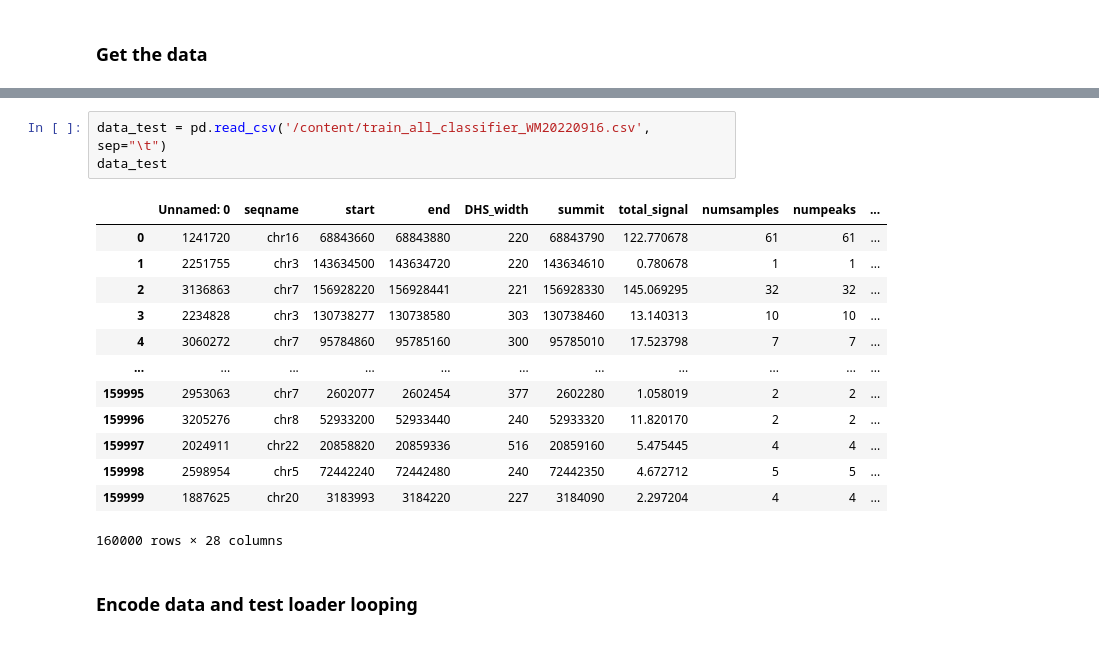
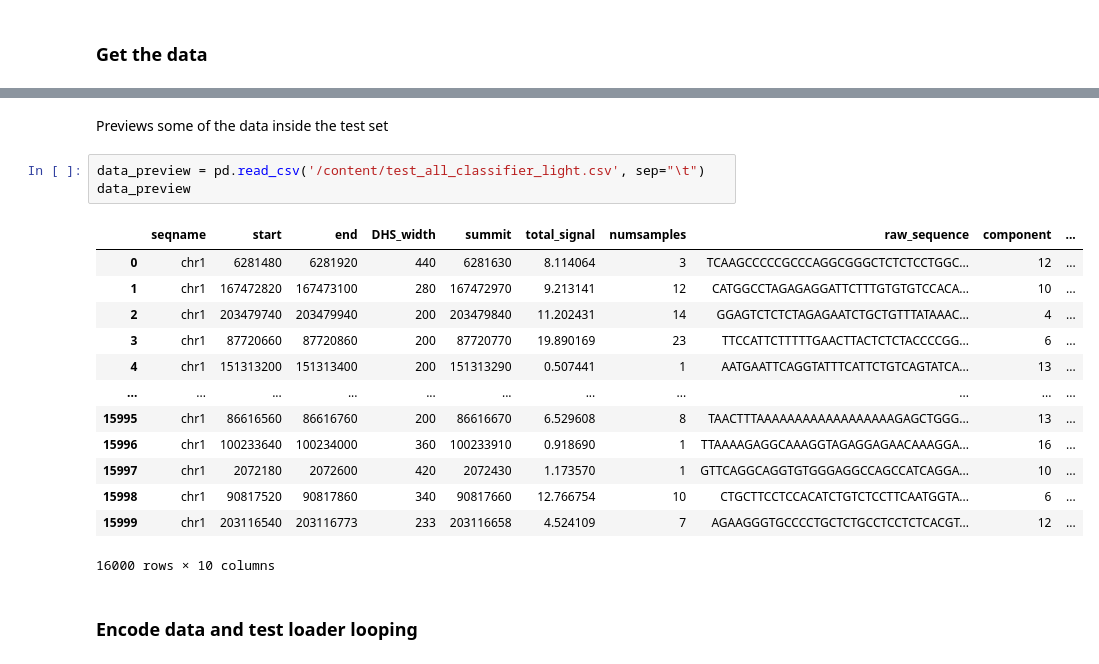
Before and after one commit to pinellolab/DNA-Diffusion, a Jupyter notebook: notebooks/experiments/benchmark/DNA_diffusion_GAN_benchmark.ipynb, the cells around one changed output, grey strips where cells are left out. Drawn from its saved outputs; the diff is of its cells as text.

```diff
--- a/notebooks/experiments/benchmark/DNA_diffusion_GAN_benchmark.ipynb
+++ b/notebooks/experiments/benchmark/DNA_diffusion_GAN_benchmark.ipynb
@@ -264,19 +311,21 @@ train_all_classifie 100%[===================>]  21.36M  28.7MB/s    in 0.7s
+# %% [markdown]
+Previews some of the data inside the test set
 # %%
-data_test = pd.read_csv('/content/train_all_classifier_WM20220916.csv', sep="\t")
-data_test
+data_preview = pd.read_csv('/content/test_all_classifier_light.csv', sep="\t")
+data_preview
 # %% [output]
-|  | Unnamed: 0 | seqname | start | end | DHS_width | summit | total_signal | numsamples | numpeaks | ... |
-| 0 | 1241720 | chr16 | 68843660 | 68843880 | 220 | 68843790 | 122.770678 | 61 | 61 | ... |
-| 1 | 2251755 | chr3 | 143634500 | 143634720 | 220 | 143634610 | 0.780678 | 1 | 1 | ... |
-| 2 | 3136863 | chr7 | 156928220 | 156928441 | 221 | 156928330 | 145.069295 | 32 | 32 | ... |
-| 3 | 2234828 | chr3 | 130738277 | 130738580 | 303 | 130738460 | 13.140313 | 10 | 10 | ... |
-| 4 | 3060272 | chr7 | 95784860 | 95785160 | 300 | 95785010 | 17.523798 | 7 | 7 | ... |
+|  | seqname | start | end | DHS_width | summit | total_signal | numsamples | raw_sequence | component | ... |
+| 0 | chr1 | 6281480 | 6281920 | 440 | 6281630 | 8.114064 | 3 | TCAAGCCCCCGCCCAGGCGGGCTCTCTCCTGGC... | 12 | ... |
+| 1 | chr1 | 167472820 | 167473100 | 280 | 167472970 | 9.213141 | 12 | CATGGCCTAGAGAGGATTCTTTGTGTGTCCACA... | 10 | ... |
+| 2 | chr1 | 203479740 | 203479940 | 200 | 203479840 | 11.202431 | 14 | GGAGTCTCTCTAGAGAATCTGCTGTTTATAAAC... | 4 | ... |
+| 3 | chr1 | 87720660 | 87720860 | 200 | 87720770 | 19.890169 | 23 | TTCCATTCTTTTTGAACTTACTCTCTACCCCGG... | 6 | ... |
+| 4 | chr1 | 151313200 | 151313400 | 200 | 151313290 | 0.507441 | 1 | AATGAATTCAGGTATTTCATTCTGTCAGTATCA... | 13 | ... |
 | ... | ... | ... | ... | ... | ... | ... | ... | ... | ... | ... |
-| 159995 | 2953063 | chr7 | 2602077 | 2602454 | 377 | 2602280 | 1.058019 | 2 | 2 | ... |
-| 159996 | 3205276 | chr8 | 52933200 | 52933440 | 240 | 52933320 | 11.820170 | 2 | 2 | ... |
-| 159997 | 2024911 | chr22 | 20858820 | 20859336 | 516 | 20859160 | 5.475445 | 4 | 4 | ... |
-| 159998 | 2598954 | chr5 | 72442240 | 72442480 | 240 | 72442350 | 4.672712 | 5 | 5 | ... |
-| 159999 | 1887625 | chr20 | 3183993 | 3184220 | 227 | 3184090 | 2.297204 | 4 | 4 | ... |
+| 15995 | chr1 | 86616560 | 86616760 | 200 | 86616670 | 6.529608 | 8 | TAACTTTAAAAAAAAAAAAAAAAAAGAGCTGGG... | 13 | ... |
+| 15996 | chr1 | 100233640 | 100234000 | 360 | 100233910 | 0.918690 | 1 | TTAAAAGAGGCAAAGGTAGAGGAGAACAAAGGA... | 16 | ... |
+| 15997 | chr1 | 2072180 | 2072600 | 420 | 2072430 | 1.173570 | 1 | GTTCAGGCAGGTGTGGGAGGCCAGCCATCAGGA... | 10 | ... |
+| 15998 | chr1 | 90817520 | 90817860 | 340 | 90817660 | 12.766754 | 10 | CTGCTTCCTCCACATCTGTCTCCTTCAATGGTA... | 6 | ... |
+| 15999 | chr1 | 203116540 | 203116773 | 233 | 203116658 | 4.524109 | 7 | AGAAGGGTGCCCCTGCTCTGCCTCCTCTCACGT... | 12 | ... |
-160000 rows × 28 columns
+16000 rows × 10 columns
 # %% [markdown]
 ### Encode data and test loader looping
```
Also changed, not shown: parts of 27 cells of this notebook.
